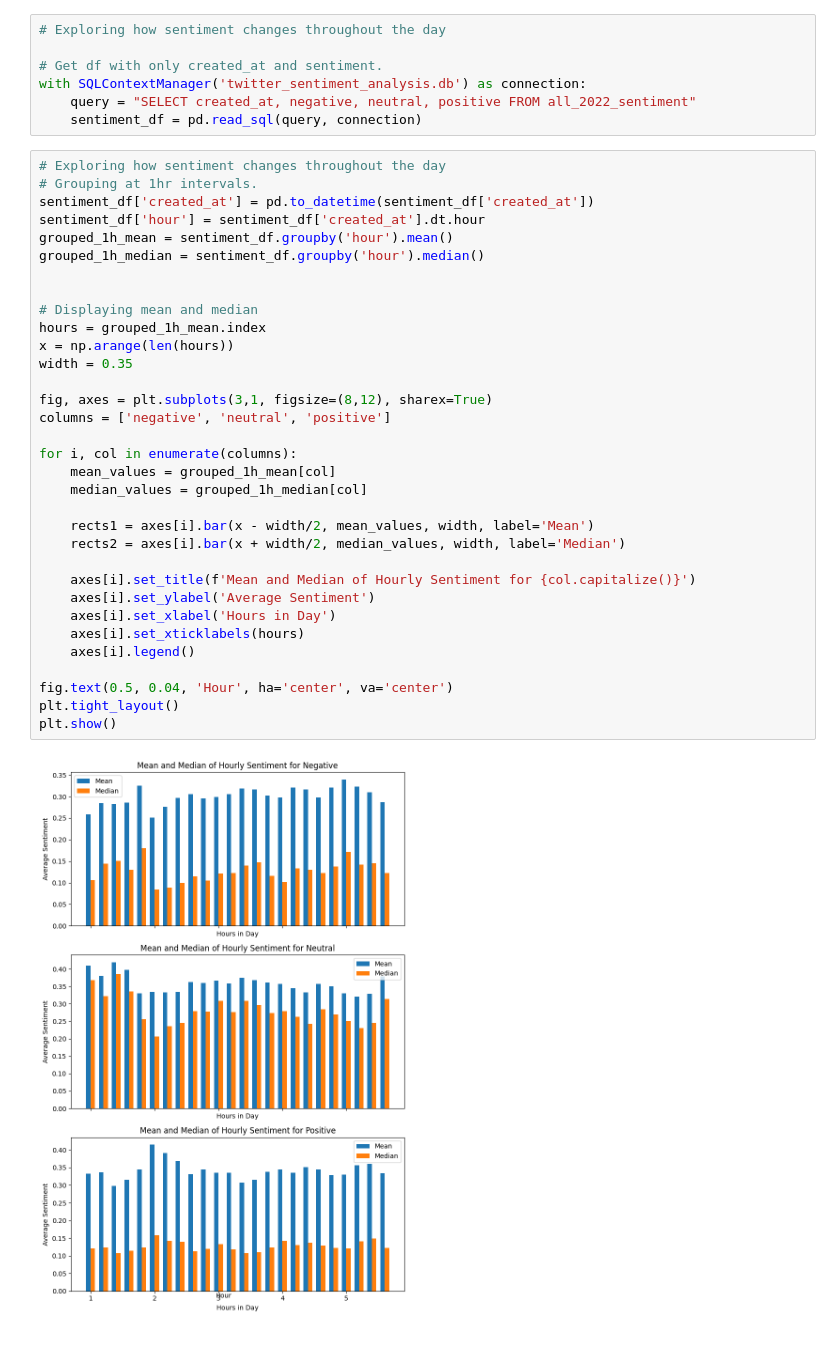
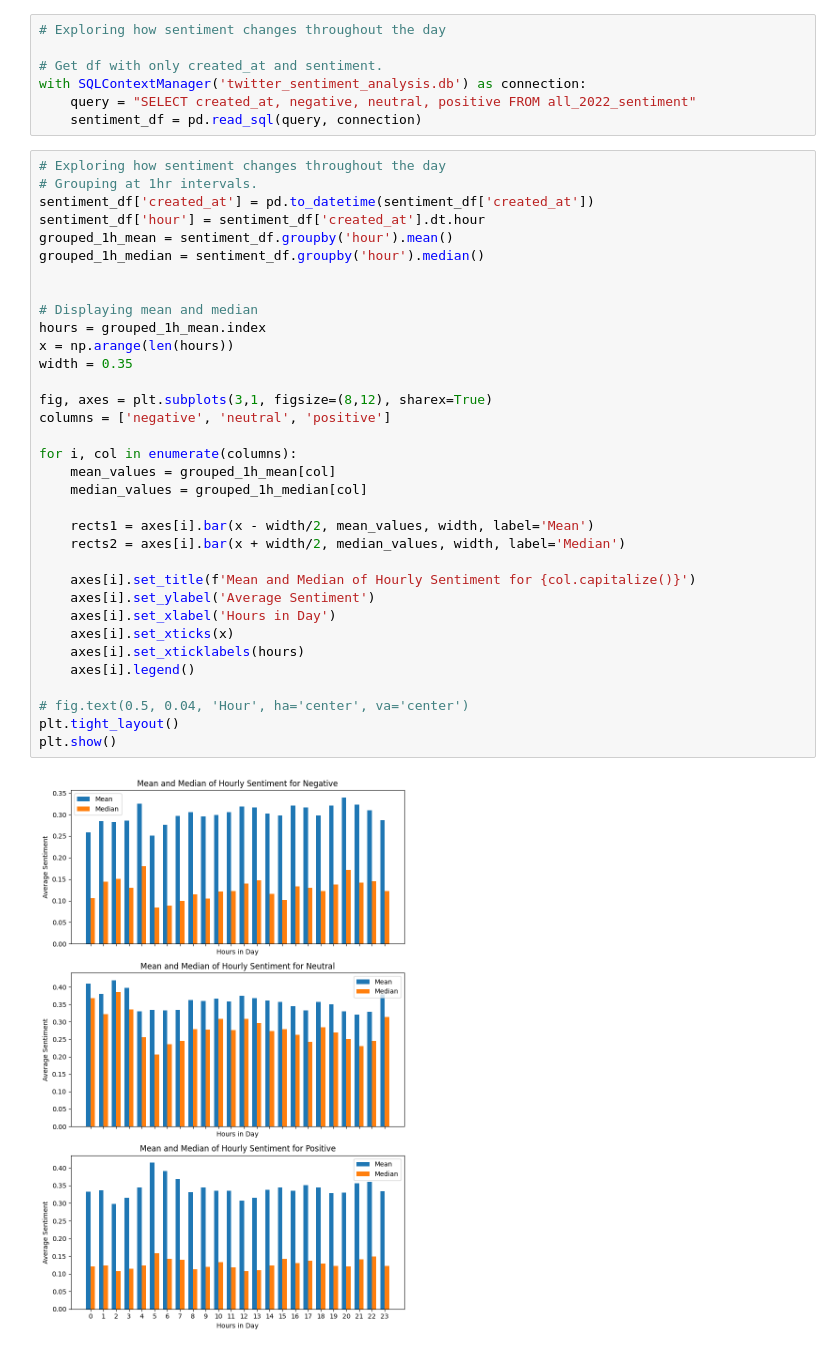
Before and after one commit to christywastaken/twitter-sentiment-analysis, a Jupyter notebook: twitter_sentiment_analysis.ipynb, the cells around one changed output. Saved outputs shown, nothing was run; the diff lists cells and outputs as text.

Commit message:
Updates plots

```diff
--- a/twitter_sentiment_analysis.ipynb
+++ b/twitter_sentiment_analysis.ipynb
@@ -298,32 +298,33 @@ with SQLContextManager('twitter_sentiment_analysis.db') as connection:
 sentiment_df['created_at'] = pd.to_datetime(sentiment_df['created_at'])
 sentiment_df['hour'] = sentiment_df['created_at'].dt.hour
 grouped_1h_mean = sentiment_df.groupby('hour').mean()
 grouped_1h_median = sentiment_df.groupby('hour').median()
 
 
 # Displaying mean and median
 hours = grouped_1h_mean.index
 x = np.arange(len(hours))
 width = 0.35
 
 fig, axes = plt.subplots(3,1, figsize=(8,12), sharex=True)
 columns = ['negative', 'neutral', 'positive']
 
 for i, col in enumerate(columns):
     mean_values = grouped_1h_mean[col]
     median_values = grouped_1h_median[col]
 
     rects1 = axes[i].bar(x - width/2, mean_values, width, label='Mean')
     rects2 = axes[i].bar(x + width/2, median_values, width, label='Median')
 
     axes[i].set_title(f'Mean and Median of Hourly Sentiment for {col.capitalize()}')
     axes[i].set_ylabel('Average Sentiment')
     axes[i].set_xlabel('Hours in Day')
+    axes[i].set_xticks(x)
     axes[i].set_xticklabels(hours)
     axes[i].legend()
 
-fig.text(0.5, 0.04, 'Hour', ha='center', va='center')
+# fig.text(0.5, 0.04, 'Hour', ha='center', va='center')
 plt.tight_layout()
 plt.show()
 # %% [output]
-[figure, old version]
+[figure, new version]
```
Also changed, not shown: parts of 1 cell of this notebook.
